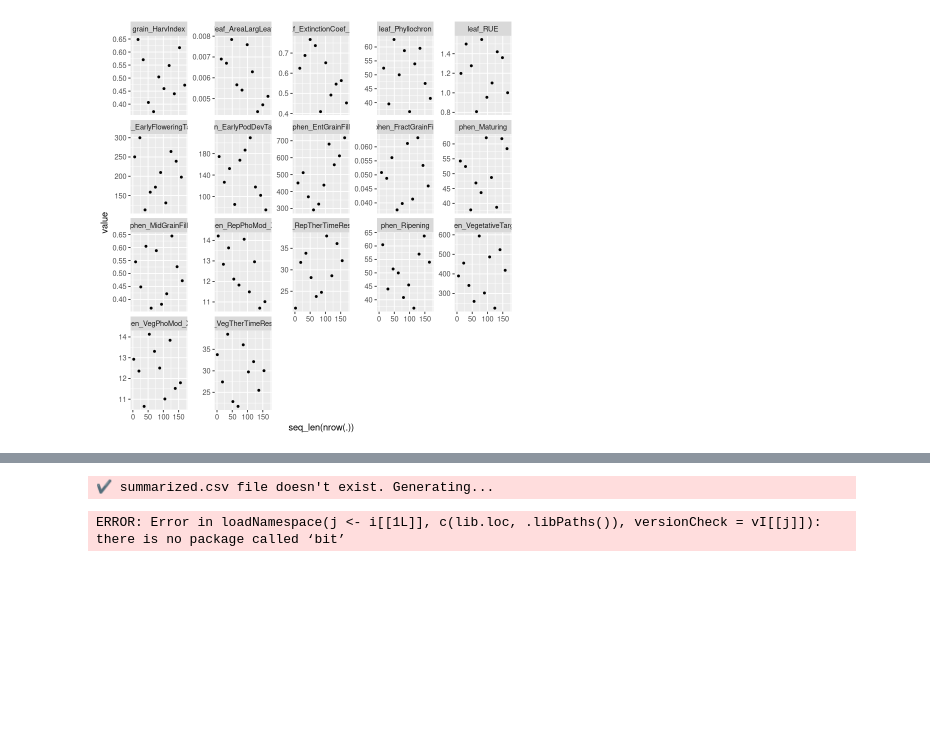
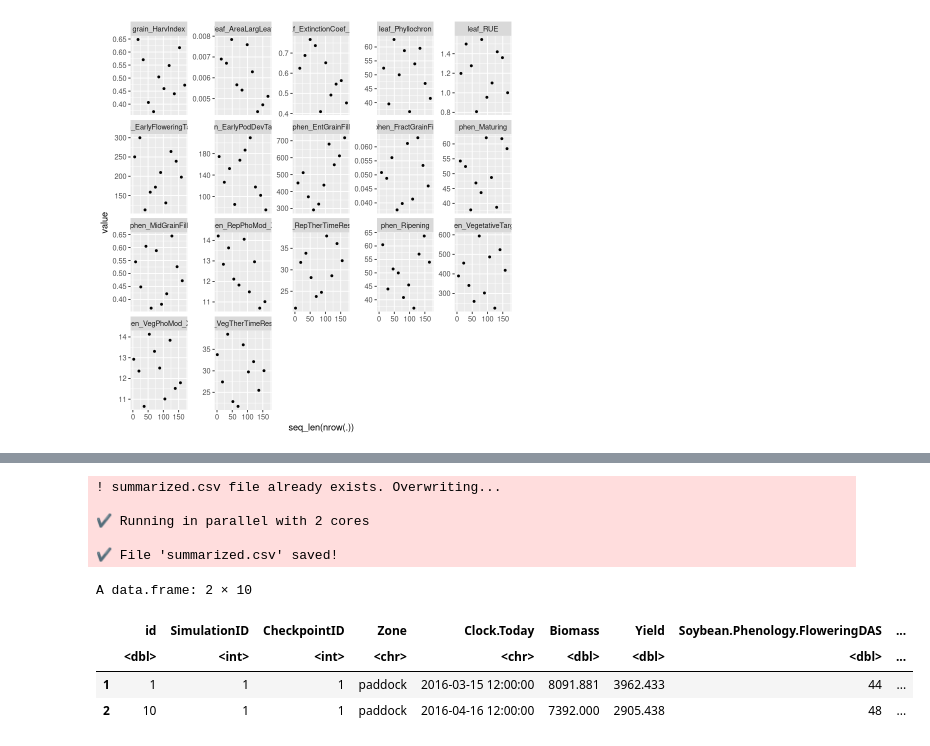
Before and after one commit to luanabeckerdaluz/rapsimx, a Jupyter notebook: teste.ipynb, the cells around one changed output, grey strips where cells are left out. Drawn from its saved outputs; the diff is of its cells as text; code cells hidden in the pictures; blank space fills up the shorter version.

Commit message:
:sparkles: Fix summarize and import met data

```diff
--- a/teste.ipynb
+++ b/teste.ipynb
@@ -1,6 +1,7 @@
 # %%
 library(ggplot2)
 library(dplyr)
+library(RSQLite)
 
 source(file.path("R", "class.R"))
 # source(file.path("R", "modify_parameters.R"))
@@ -8,5 +9,10 @@ source(file.path("R", "class.R"))
 source(file.path("R", "sensi_utils_summarize.R"))
 source(file.path("R", "utils_run_apsimx.R"))
 
-proj <- RApsimxSensitivity("tmp_sensi3")
+sensi <- RApsimxSensitivity(
+  folder = "tmp_sensi",
+  copy_met_data_from = "./met_data/",
+  multicores = 2,
+  models_command = NULL
+)
 # %% [output]
@@ -131,10 +141,22 @@ proj$generate_apsimxs(
 # %%
-proj$summarize(
-  ids_to_summarize = NULL,
-  number_of_fields_to_check = NULL,
-  runs_only_some_n = NULL,
-  dry_run = FALSE
+sensi$summarize(
+  # ids_to_summarize = c(1,10),
+  # number_of_fields_to_check = 32L,
+  # runs_only_some_n = 2L,
+  # dry_run = FALSE
 )
 # %% [output]
-✔ summarized.csv file doesn't exist. Generating...
+! summarized.csv file already exists. Overwriting...
+
+✔ Running in parallel with 2 cores
+
+✔ File 'summarized.csv' saved!
-ERROR: Error in loadNamespace(j <- i[[1L]], c(lib.loc, .libPaths()), versionCheck = vI[[j]]): there is no package called ‘bit’
+# %%
+head(sensi$summarize_df)
+# sensi$info()
+# %% [output]
+A data.frame: 2 × 10
+|  | id | SimulationID | CheckpointID | Zone | Clock.Today | Biomass | Yield | Soybean.Phenology.FloweringDAS | ... |
+|  | <dbl> | <int> | <int> | <chr> | <chr> | <dbl> | <dbl> | <dbl> | ... |
+| 1 | 1 | 1 | 1 | paddock | 2016-03-15 12:00:00 | 8091.881 | 3962.433 | 44 | ... |
+| 2 | 10 | 1 | 1 | paddock | 2016-04-16 12:00:00 | 7392.000 | 2905.438 | 48 | ... |
```
Also changed, not shown: parts of 8 cells of this notebook, 2 other files.
